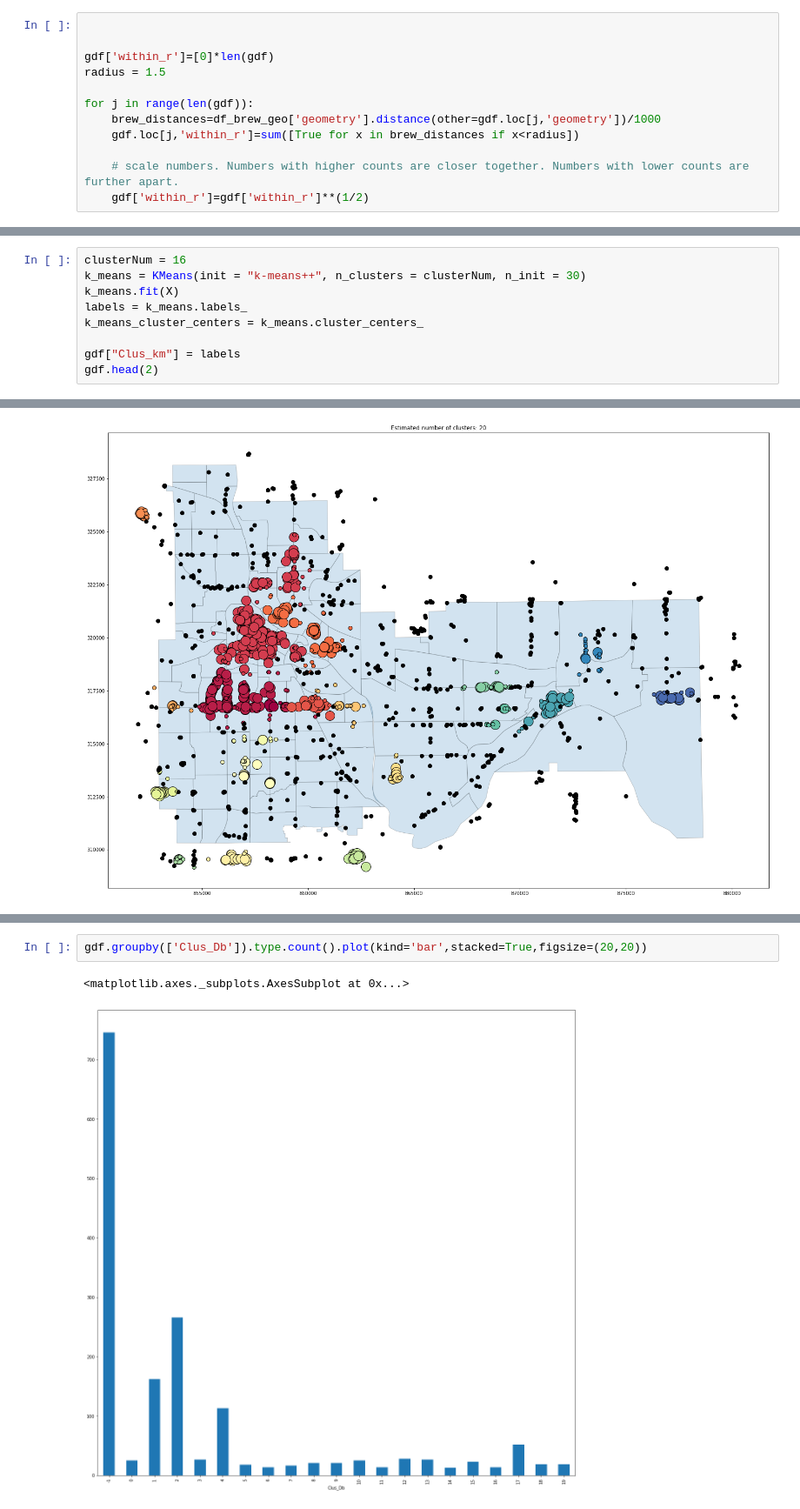
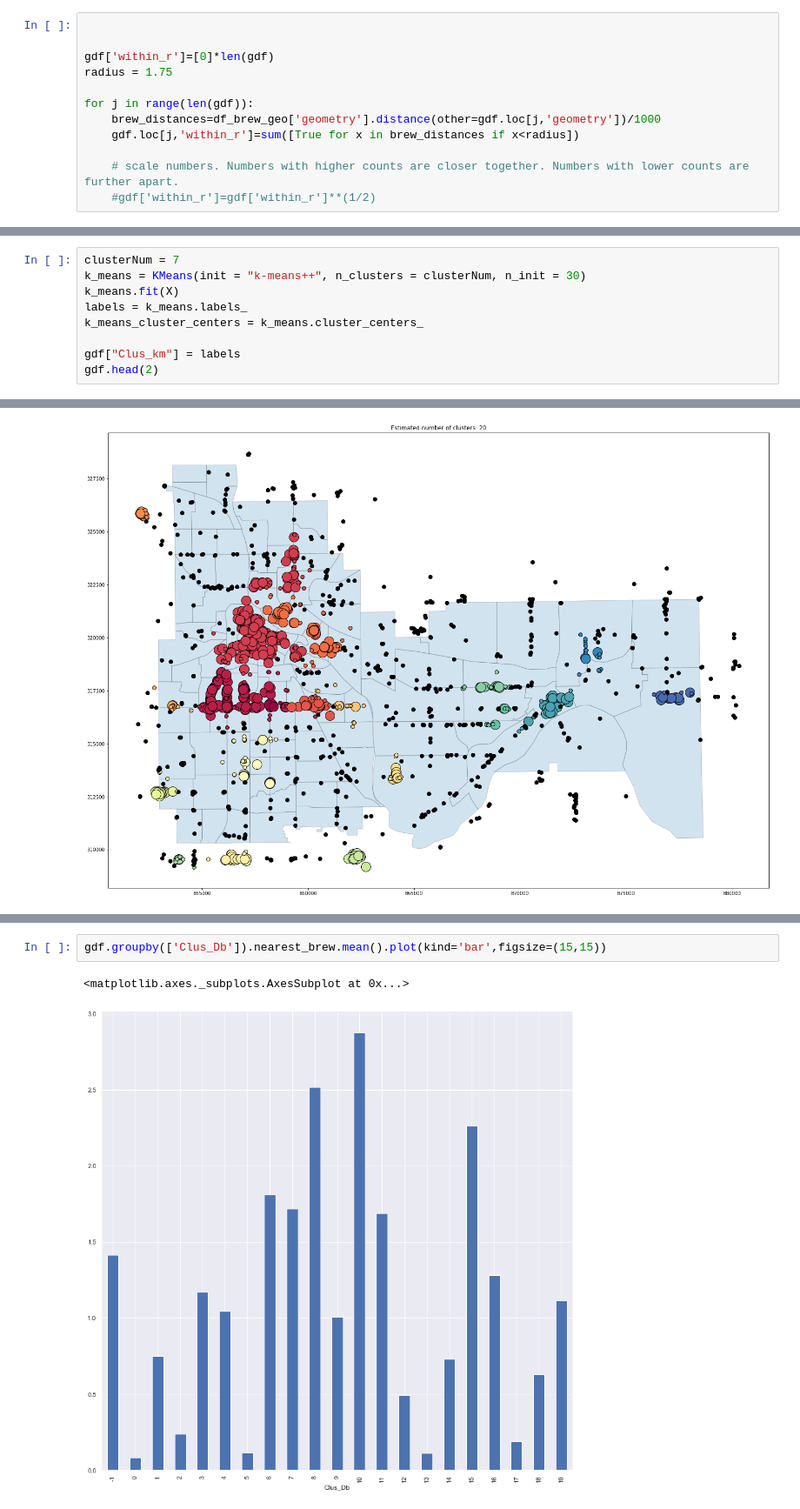
Before and after one commit to no50free/Twin_Cities_Cluster_Analysis, a Jupyter notebook: Capstone Cleaned.ipynb, the cells around one changed output, grey strips where cells are left out. Shown at 87% size. Drawn from its saved outputs; the diff is of its cells as text.

Commit message:
adding plots

```diff
--- a/Capstone Cleaned.ipynb
+++ b/Capstone Cleaned.ipynb
@@ -500,11 +500,11 @@ gdf.head(3)
 
 
 gdf['within_r']=[0]*len(gdf)
-radius = 1.5
+radius = 1.75
 
 for j in range(len(gdf)):
     brew_distances=df_brew_geo['geometry'].distance(other=gdf.loc[j,'geometry'])/1000
     gdf.loc[j,'within_r']=sum([True for x in brew_distances if x<radius])
 
     # scale numbers. Numbers with higher counts are closer together. Numbers with lower counts are further apart.
-    gdf['within_r']=gdf['within_r']**(1/2)
+    #gdf['within_r']=gdf['within_r']**(1/2)
@@ -541,7 +522,7 @@ X = gdf[['x','y','nearest_brew','within_r']].values[:,:]
 X = np.nan_to_num(X)
 Clus_dataSet = StandardScaler().fit_transform(X)
 # %%
-clusterNum = 16
+clusterNum = 7
 k_means = KMeans(init = "k-means++", n_clusters = clusterNum, n_init = 30)
 k_means.fit(X)
 labels = k_means.labels_
@@ -668,5 +655,5 @@ plt.show()
 # %%
-gdf.groupby(['Clus_Db']).type.count().plot(kind='bar',stacked=True,figsize=(20,20))
+gdf.groupby(['Clus_Db']).nearest_brew.mean().plot(kind='bar',figsize=(15,15))
 # %% [output]
 <matplotlib.axes._subplots.AxesSubplot at 0x...>
-[figure, old version]
+[figure, new version]
```
Also changed, not shown: parts of 10 cells of this notebook.
